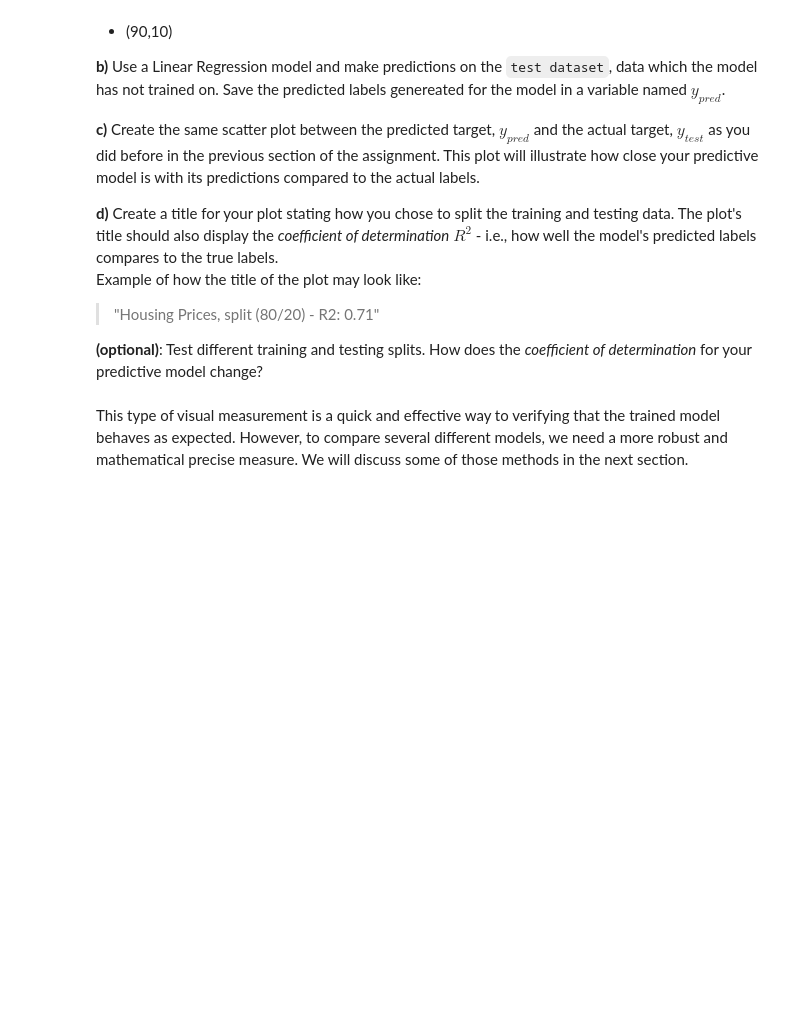
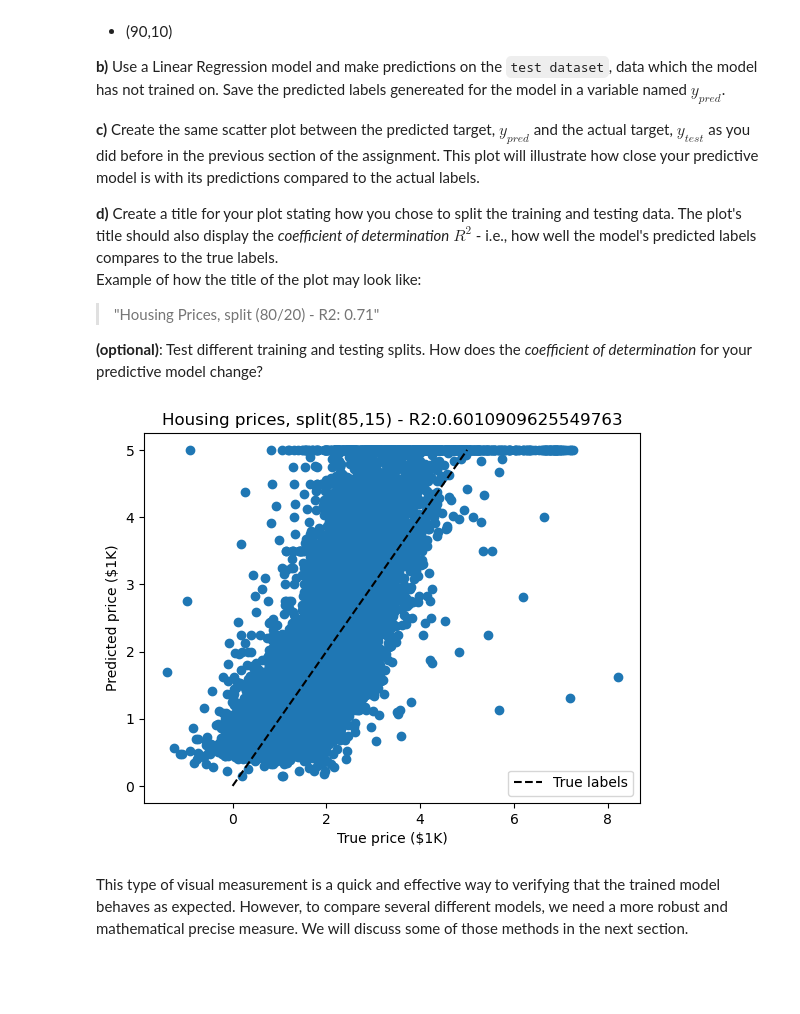
Before and after one commit to Tjasomfan/ml-1dl034-public-assignments, a Jupyter notebook: Assignments/Practical/PracticalNotebook3.ipynb, the cells around one changed output. Cells and saved outputs as stored; diff of their text form; code cells hidden in the pictures; blank space fills up the shorter version.

```diff
--- a/Assignments/Practical/PracticalNotebook3.ipynb
+++ b/Assignments/Practical/PracticalNotebook3.ipynb
@@ -184,24 +184,37 @@ Example of how the title of the plot may look like:
 # %%
 import matplotlib.pyplot as plt
 from sklearn import datasets
 from sklearn.datasets  import fetch_california_housing
 california = fetch_california_housing()
 
 # YOUR CODE HERE
 #
 #
+from sklearn.model_selection import train_test_split
+data = california.data
+target = california.target
+x_train, x_test, y_train, y_test = train_test_split(data, target, test_size=0.85)
+
+from sklearn.linear_model import LinearRegression
+reg = LinearRegression().fit(x_train, y_train)
 
 
+prediction = reg.predict(x_test)
 
+acc = reg.score(x_test, y_test)
 
 # CODE PROVIDED TO COMPARE YOUR RESULTS AGAINST THE ACTUAL LABELS
 xlim = [0, 5]
 ylim = [0, 5]
 plt.plot(xlim, ylim, '--k', label=f"True labels")
+plt.scatter(prediction, y_test)
+plt.title("Housing prices, split(85,15) - R2:" + str(acc))
 plt.xlabel("True price ($1K)")
 plt.ylabel("Predicted price ($1K)")
 plt.legend()
 plt.show()
+# %% [output]
+[figure, added]
 # %% [markdown]
 This type of visual measurement is a quick and effective way to verifying that the trained model behaves as expected. However, to compare several different models, we need a more robust and mathematical precise measure. We will discuss some of those methods in the next section.
 
```
Also changed, not shown: parts of 13 cells of this notebook.
